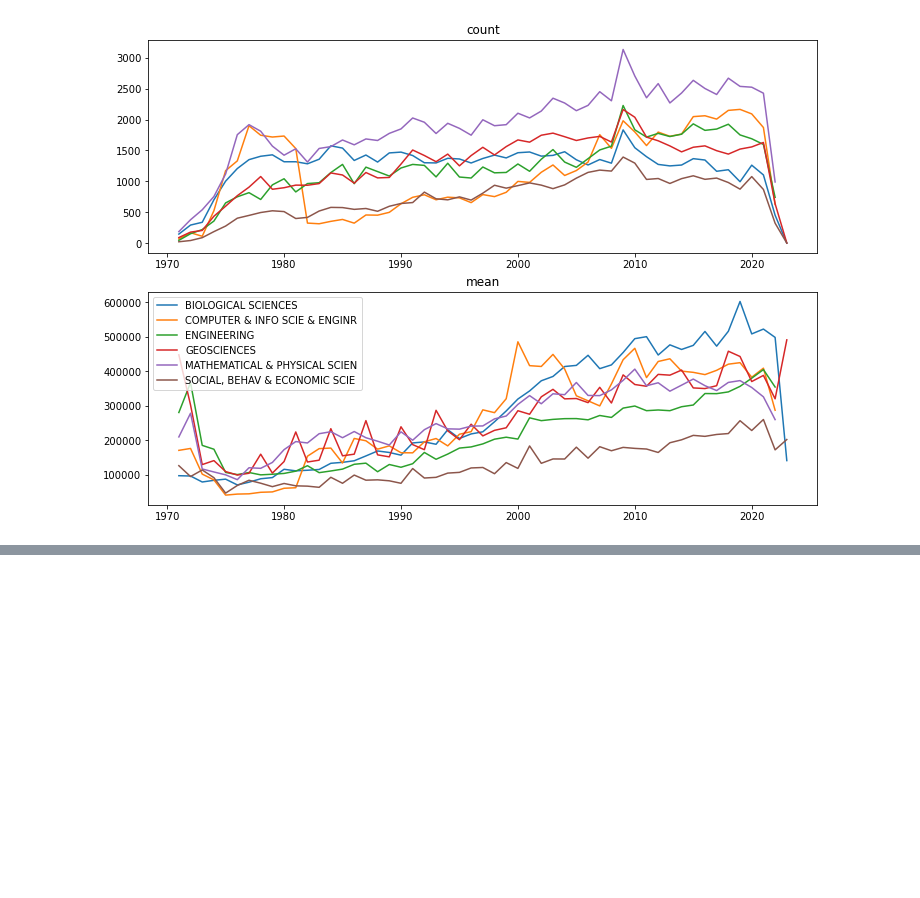
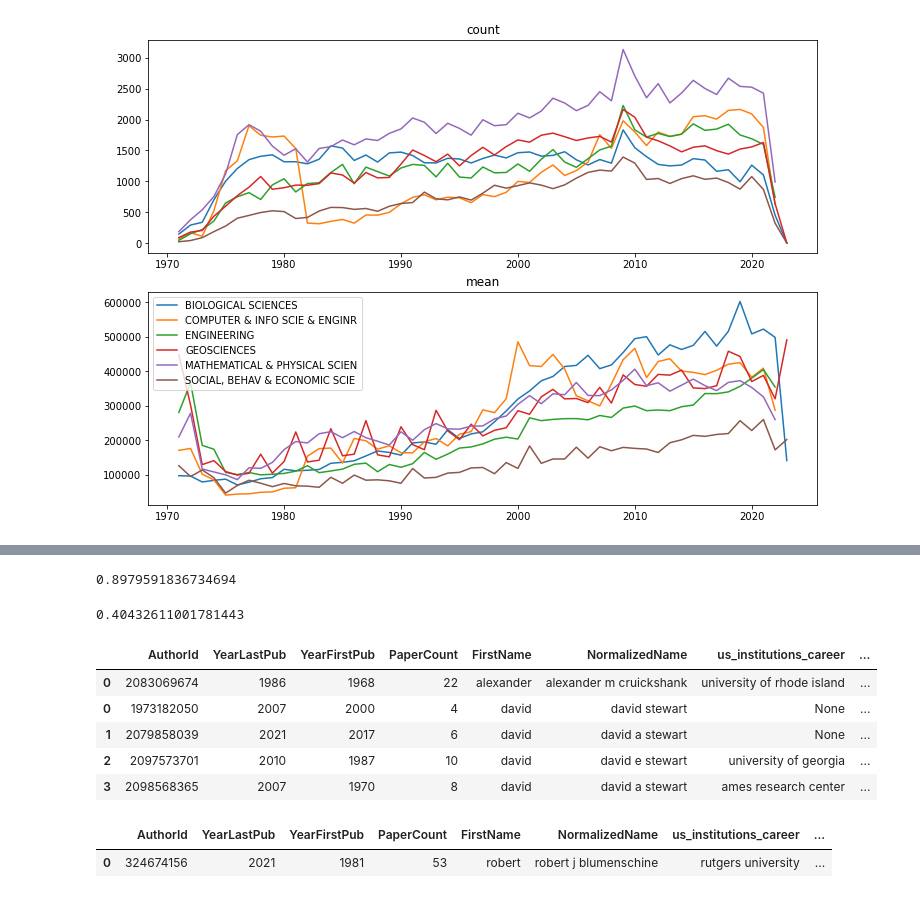
Before and after one commit to f-hafner/mag_sample, a Jupyter notebook: src/dataprep/main/reports/quality_nsf.ipynb, the cells around one changed output, grey strips where cells are left out. Drawn from its saved outputs; the diff is of its cells as text; code cells hidden in the pictures; blank space fills up the shorter version.

```diff
--- a/src/dataprep/main/reports/quality_nsf.ipynb
+++ b/src/dataprep/main/reports/quality_nsf.ipynb
@@ -155,0 +183,8 @@ plt.show()
+# %%
+
+group_aggregates = {
+    "person": ["institution", "firstname", "lastname"],
+    "institution": ["institution"]
+}
+
+d_agg = {k: d.groupby(v).agg({"Award_AwardAmount": ["count", "sum"]}).stack(0) for k, v in group_aggregates.items()}
@@ -155,0 +250,6 @@ plt.show()
+# %%
+mag_data
+data_inspect = pd.concat(mag_data.values())
+data_inspect.head()
+
+data_inspect.loc[data_inspect.FieldName == "economics"].head()
@@ -155,0 +266,38 @@ plt.show()
+# %%
+fields = ["psychology", "economics", "sociology", "political science"]
+fields = ["biology"]
+data_inspect.head()
+dk = data_inspect.groupby("query_id")["FieldName"].apply(list).reset_index(name = "fields")
+dk["hasfield"] = dk.apply(lambda row: any([f in row["fields"] for f in fields]), axis = 'columns')
+dk["meanfield"] = dk.apply(lambda row: 1 / len(row["fields"]) if row["hasfield"] else 0, axis = "columns")
+display(dk.hasfield.mean())
+# %% [output]
+0.8979591836734694
+0.40432611001781443
+# %%
+ # -- from almost 40 percent of grants classified in social sciences there is no record in MAG with a similar name in the social sciences. why?
+# investigate those not in soc sci: why?
+queries_outside_field = dk.loc[~dk.hasfield, "query_id"]
+
+mask = (data_inspect["query_id"].isin(queries_outside_field))
+
+data_inspect.loc[mask, :].head(20)
+
+
+# robert d drennan is an archaelogist
+# also t douglas price
+# robert j blumenschine is an anthropologist
+# how is this in biology? how can we do this more systematically and faster?
+# there are also some grants for funding phd students (archaelogy)
+# %% [output]
+|  | AuthorId | YearLastPub | YearFirstPub | PaperCount | FirstName | NormalizedName | us_institutions_career | ... |
+| 0 | 2083069674 | 1986 | 1968 | 22 | alexander | alexander m cruickshank | university of rhode island | ... |
+| 0 | 1973182050 | 2007 | 2000 | 4 | david | david stewart | None | ... |
+| 1 | 2079858039 | 2021 | 2017 | 6 | david | david a stewart | None | ... |
+| 2 | 2097573701 | 2010 | 1987 | 10 | david | david e stewart | university of georgia | ... |
+| 3 | 2098568365 | 2007 | 1970 | 8 | david | david a stewart | ames research center | ... |
+# %%
+data_inspect.loc[data_inspect.query_id == 16]
+# %% [output]
+|  | AuthorId | YearLastPub | YearFirstPub | PaperCount | FirstName | NormalizedName | us_institutions_career | ... |
+| 0 | 324674156 | 2021 | 1981 | 53 | robert | robert j blumenschine | rutgers university | ... |
```
Also changed, not shown: parts of 9 cells of this notebook, 17 other files.
